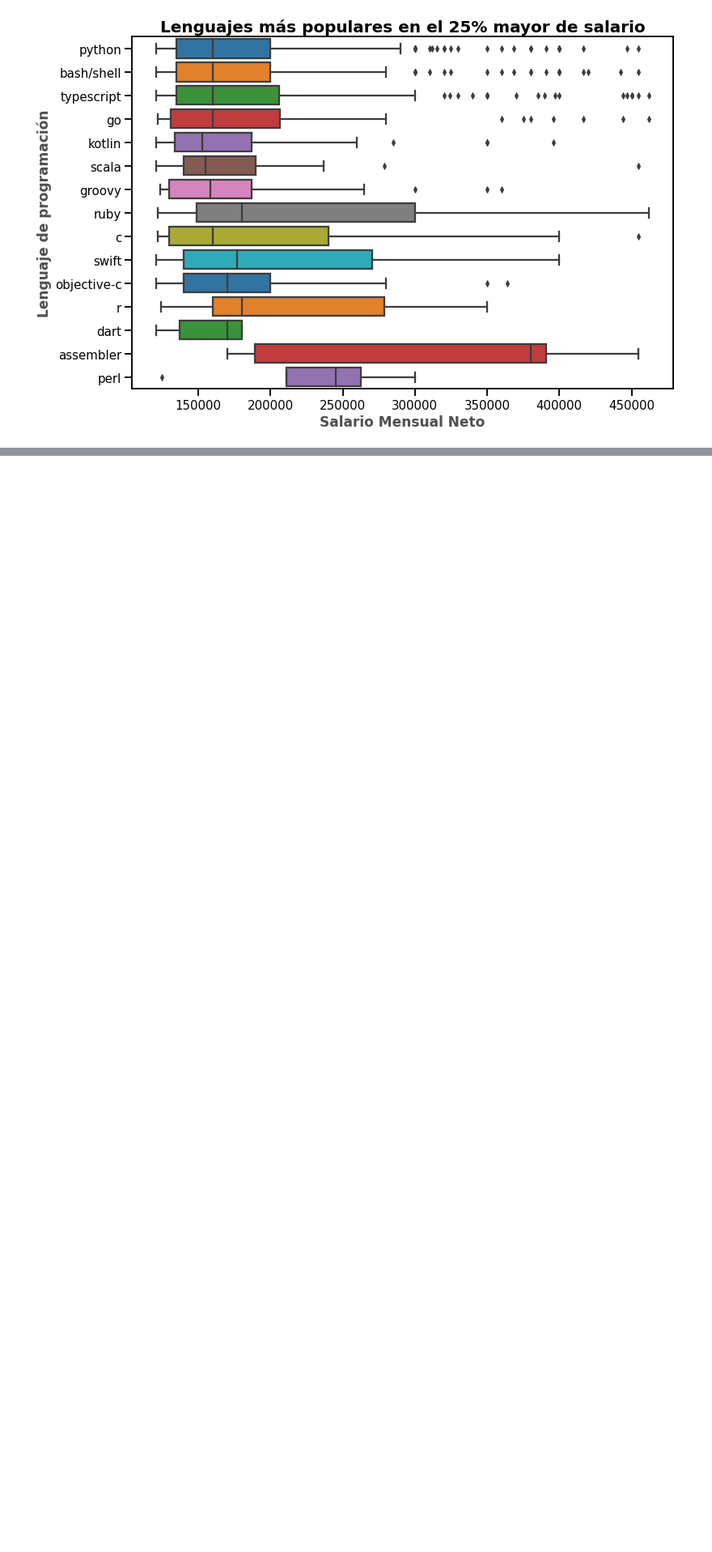
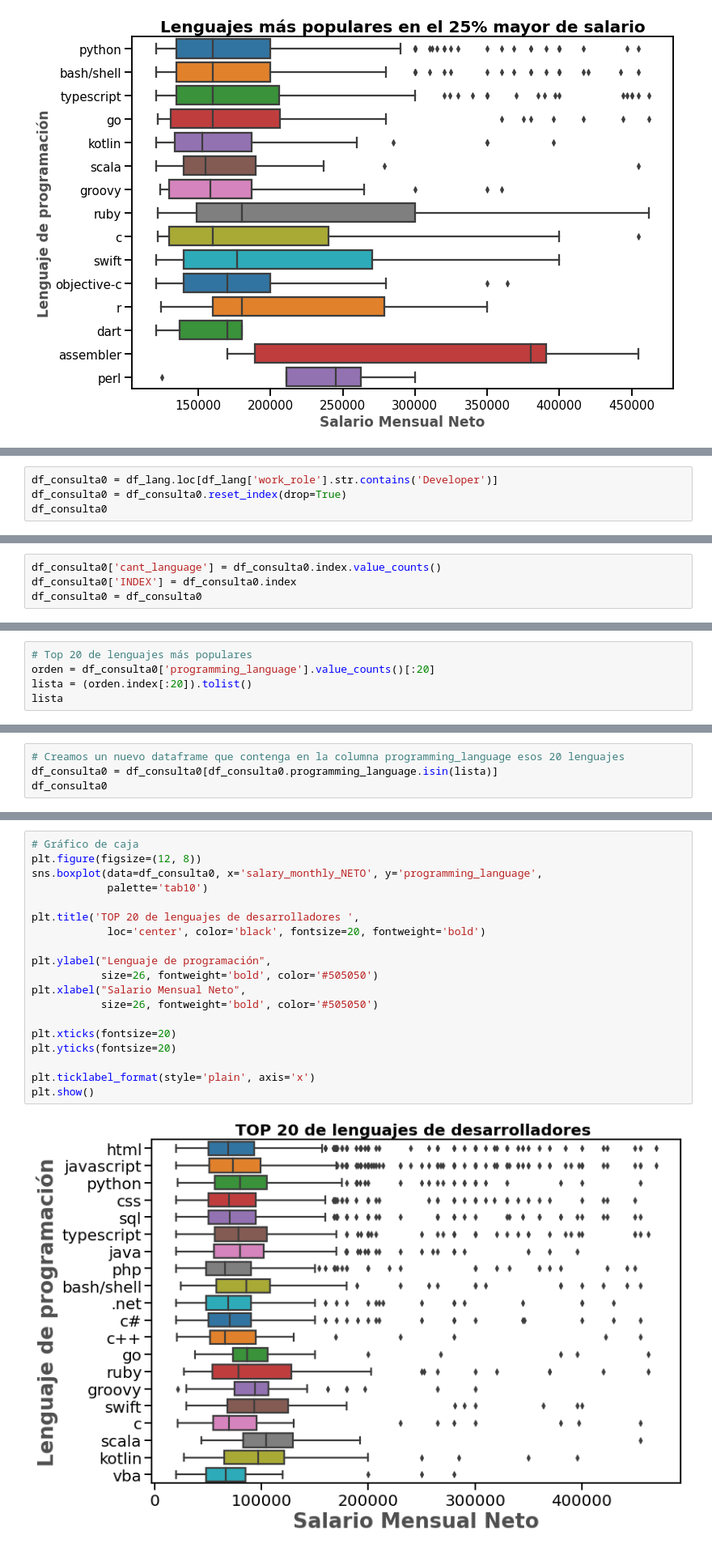
Before and after one commit to Knd9/diplodatos2022, a Jupyter notebook: ayvd/AyVD_EntregableParte1.ipynb, the cells around one changed output, grey strips where cells are left out. Shown at 81% size. Saved outputs shown, nothing was run; the diff lists cells and outputs as text; blank space fills up the shorter version.

```diff
--- a/ayvd/AyVD_EntregableParte1.ipynb
+++ b/ayvd/AyVD_EntregableParte1.ipynb
@@ -793,0 +828,4 @@ plt.show()
+# %%
+df_consulta0 = df_lang.loc[df_lang['work_role'].str.contains('Developer')]
+df_consulta0 = df_consulta0.reset_index(drop=True)
+df_consulta0
@@ -793,0 +848,4 @@ plt.show()
+# %%
+df_consulta0['cant_language'] = df_consulta0.index.value_counts()
+df_consulta0['INDEX'] = df_consulta0.index
+df_consulta0 = df_consulta0
@@ -793,0 +854,5 @@ plt.show()
+# %%
+# Top 20 de lenguajes más populares
+orden = df_consulta0['programming_language'].value_counts()[:20]
+lista = (orden.index[:20]).tolist()
+lista
@@ -793,0 +880,4 @@ plt.show()
+# %%
+# Creamos un nuevo dataframe que contenga en la columna programming_language esos 20 lenguajes
+df_consulta0 = df_consulta0[df_consulta0.programming_language.isin(lista)]
+df_consulta0
@@ -793,0 +980,21 @@ plt.show()
+# %%
+# Gráfico de caja
+plt.figure(figsize=(12, 8))
+sns.boxplot(data=df_consulta0, x='salary_monthly_NETO', y='programming_language',
+            palette='tab10')
+
+plt.title('TOP 20 de lenguajes de desarrolladores ',
+            loc='center', color='black', fontsize=20, fontweight='bold')
+
+plt.ylabel("Lenguaje de programación",
+           size=26, fontweight='bold', color='#505050')
+plt.xlabel("Salario Mensual Neto",
+           size=26, fontweight='bold', color='#505050')
+
+plt.xticks(fontsize=20)
+plt.yticks(fontsize=20)
+
+plt.ticklabel_format(style='plain', axis='x')
+plt.show()
+# %% [output]
+[figure, added]
```
Also changed, not shown: parts of 55 cells of this notebook.
